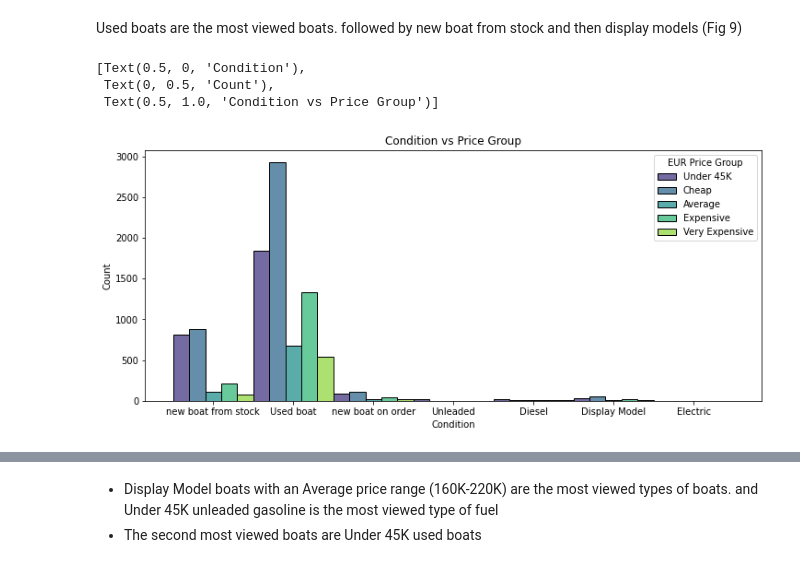
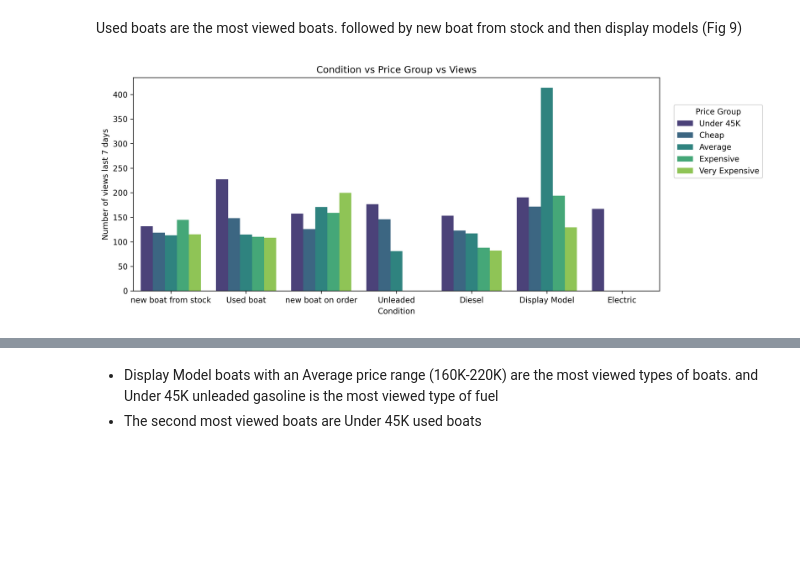
Before and after one commit to Estorko/Data-Analysis-Certification-Case-study-, a Jupyter notebook: DataCampCerf/DataCampCertf.ipynb, the cells around one changed output, grey strips where cells are left out. Drawn from its saved outputs; the diff is of its cells as text; code cells hidden in the pictures; blank space fills up the shorter version.

```diff
--- a/DataCampCerf/DataCampCertf.ipynb
+++ b/DataCampCerf/DataCampCertf.ipynb
@@ -118,8 +118,8 @@ fig,ax=plt.subplots(figsize=(8,4))
 fig=sns.barplot(x='View_group',y='Age',data=df,ci=False,palette='mako',hue='Age Group')
 fig.set(xlabel='Views-Group',ylabel='Age',title='Views vs Age')
 fig.legend(loc='center left',bbox_to_anchor=(1.02, 0.7),title='Age Group')
-plt.rcParams['figure.dpi'] = 500
-plt.rcParams['savefig.dpi'] = 500
+plt.rcParams['figure.dpi'] = 300
+plt.rcParams['savefig.dpi'] = 300
 # %% [output]
 [figure]
 # %% [markdown]
@@ -178,8 +182,10 @@ As we can see that accross multiple Boat types, the common feature is that they
 # %%
 # Fig 7
 # 7.) Country vs Views
-fig,ax=plt.subplots(figsize=(13,6))
-fig=sns.barplot(x='Location',y='Number of views last 7 days',data=df,palette='magma',hue='View_group',ci=False)
-fig.set(xlabel='Country',ylabel='Views',title='Country vs Views',xlim=(0,14))
-fig.legend(loc='center left',bbox_to_anchor=(1, 0.7))
+fig,ax=plt.subplots(figsize=(14,4))
+fig=sns.barplot(x='Location',y='Number of views last 7 days',data=df,palette='copper',hue='View_group',ci=False)
+fig.set(xlabel='Country',title='Country vs Views',xlim=(0,14))
+fig.legend(loc='center left',bbox_to_anchor=(1.02, 0.7),title='View Group')
+plt.rcParams['figure.dpi'] = 300
+plt.rcParams['savefig.dpi'] = 300
 # %% [output]
@@ -193,6 +198,8 @@ The top locations are Switzerland, Germany and Croatia
 fig,ax=plt.subplots(figsize=(12,4))
 fig=sns.barplot(x='EUR Price Group',y='Number of views last 7 days',data=df,palette='viridis',hue='Location',ci=False,hue_order=
 ['Switzerland','Germany','Denmark','Italy','France','United','Spain','Austria','Netherlands'])
-fig.set(xlabel='Price Group',ylabel='Views',title='Location vs Price Group vs Views')
-fig.legend(loc='center left',bbox_to_anchor=(1, 0.7))
+fig.set(xlabel='Price Group',title='Location vs Price Group vs Views')
+fig.legend(loc='center left',bbox_to_anchor=(1.02, 0.7),title='Country')
+plt.rcParams['figure.dpi'] = 300
+plt.rcParams['savefig.dpi'] = 300
 # %% [output]
@@ -203,11 +209,13 @@ Swiss people are affordable for any kind of boat. Germans prefer Average boats (
 # %%
 # Fig 9
 # 9.) Condition vs Views
-fig,ax=plt.subplots(figsize=(12,4))
+fig,ax=plt.subplots(figsize=(8,4))
 fig=sns.barplot(x='View_group',y='Number of views last 7 days',data=df,palette='mako',hue='Condition',hue_order=
-['new boat from stock','Used boat','new boat on order','Display Model'] ,ci=False)
-fig.set(xlabel='View-Group',ylabel='Views',title='Condition vs Views')
-fig.legend(loc='center left',bbox_to_anchor=(1, 0.7),title='Condition')
+['new boat from stock','Used boat','new boat on order','Display Model','Diesel','unleaded'] ,ci=False)
+fig.set(xlabel='View-Group',title='Condition vs Views')
+fig.legend(loc='center left',bbox_to_anchor=(1.02, 0.7),title='Condition')
+plt.rcParams['figure.dpi'] = 300
+plt.rcParams['savefig.dpi'] = 300
 # for i in ax.containers:
 #     plt.bar_label(i)
 # %% [output]
@@ -216,14 +223,15 @@ fig.legend(loc='center left',bbox_to_anchor=(1, 0.7),title='Condition')
 # %% [markdown]
 Used boats are the most viewed boats. followed by new boat from stock and then display models (Fig 9)
 # %%
-# Fig 9 not needed
-# 9.) Condition vs Price Group
+# Fig 9.1
+# 9.) Condition vs Price Group vs Views
 fig,ax=plt.subplots(figsize=(12,5))
-fig=sns.histplot(x='Condition',data=df,palette='viridis',hue='EUR Price Group',multiple='dodge')
-fig.set(xlabel='Condition',ylabel='Count',title='Condition vs Price Group')
-# fig.legend(loc='center left',bbox_to_anchor=(1, 0.7))
+fig=sns.barplot(x='Condition',y='Number of views last 7 days',data=df,palette='viridis',hue='EUR Price Group',ci=False)
+fig.set(xlabel='Condition',title='Condition vs Price Group vs Views')
+fig.legend(loc='center left',bbox_to_anchor=(1.02, 0.7),title='Price Group')
+plt.rcParams['figure.dpi'] = 300
+plt.rcParams['savefig.dpi'] = 300
+# for i in ax.containers:
+#     plt.bar_label(i)
 # %% [output]
-[Text(0.5, 0, 'Condition'),
- Text(0, 0.5, 'Count'),
- Text(0.5, 1.0, 'Condition vs Price Group')]
-[figure, old version]
+[figure, new version]
```
Also changed, not shown: parts of 15 cells of this notebook.
